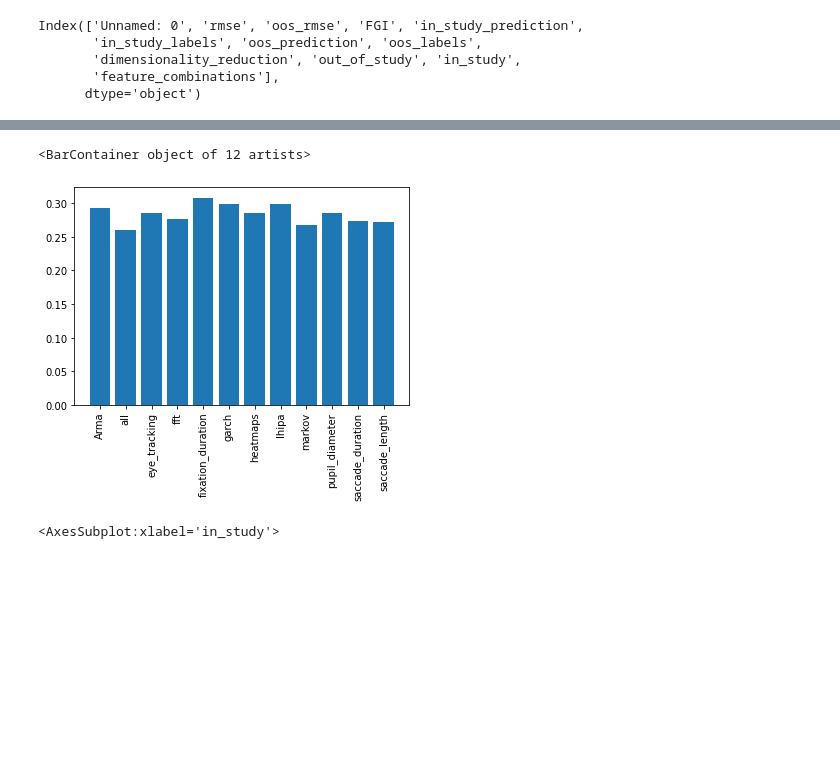
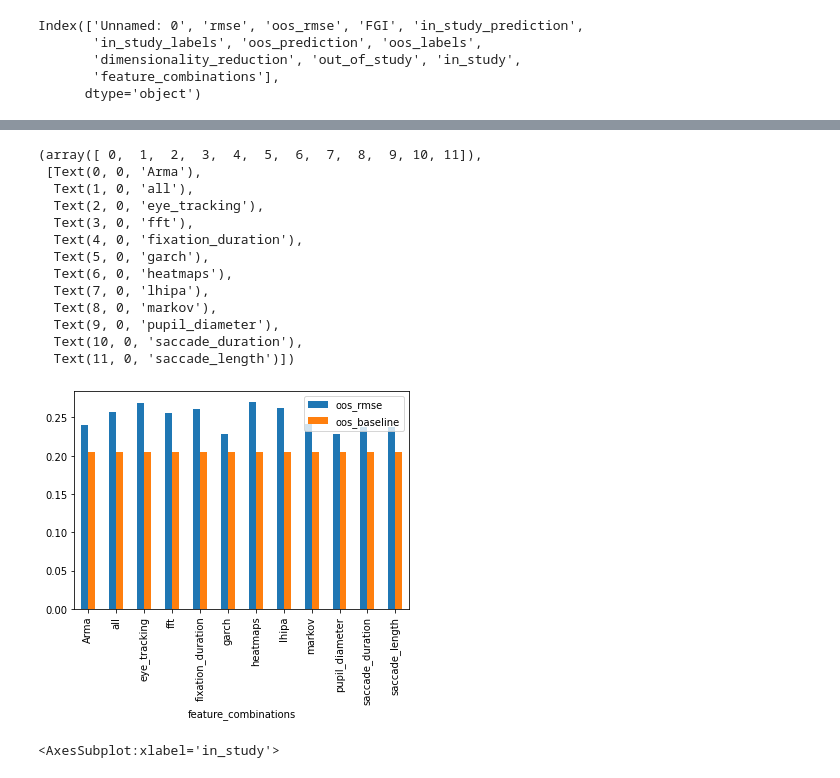
Before and after one commit to s0lvang/ideal-pancake, a Jupyter notebook: misc/notebooks/Analyze Results.ipynb, the cells around one changed output, grey strips where cells are left out. Cells and saved outputs as stored; diff of their text form; code cells hidden in the pictures; blank space fills up the shorter version.

```diff
--- a/misc/notebooks/Analyze Results.ipynb
+++ b/misc/notebooks/Analyze Results.ipynb
@@ -142,14 +142,14 @@ df["in_study"] = df["in_study"].map(name_mapping)
 df["baseline"] = df.loc[:, "in_study"].map(baselines)
 df["oos_baseline"] = df.loc[:, "out_of_study"].map(baselines)
 df["random_baseline"] = df.loc[:, "in_study"].map(random_baselines)
-df["oos_random_baseline"] = df.loc[:, "out_of_study"].map(random_baselines)
+df["oos_random_baseline"] = 0.281476819416418 #df.loc[:, "out_of_study"].map(random_baselines)
 
 one_to_one_df["feature_combinations"] = one_to_one_df["feature_combinations"].map(inv_map)
 one_to_one_df["in_study"] = one_to_one_df["in_study"].map(name_mapping)
 one_to_one_df["baseline"] = one_to_one_df.loc[:, "in_study"].map(baselines)
 one_to_one_df["oos_baseline"] = one_to_one_df.loc[:, "out_of_study"].map(baselines)
 one_to_one_df["random_baseline"] = one_to_one_df.loc[:, "in_study"].map(random_baselines)
-one_to_one_df["oos_random_baseline"] = df.loc[:, "out_of_study"].map(random_baselines)
+one_to_one_df["oos_random_baseline"] = 0.281476819416418 #one_to_one_df.loc[:, "out_of_study"].map(random_baselines)
 one_to_one_df
 # %% [output]
 |  | Unnamed: 0 | rmse | oos_rmse | FGI | in_study_prediction | in_study_labels | oos_prediction | ... |
@@ -176,11 +188,23 @@ plt.bar(minimum_rmse.index, minimum_rmse.loc[:, "rmse"])
 # %%
-#MEAN RMSE PER FEATURE
-minimum_rmse = df.groupby(by="feature_combinations").mean()
+#MINIMUM OOS_RMSE PER FEATURE
+minimum_rmse = df.loc[df.groupby('feature_combinations')["oos_rmse"].idxmin()]
+minimum_rmse.plot.bar(x="feature_combinations", y=["oos_rmse", "oos_baseline"])
 plt.xticks(rotation=90)
-plt.bar(minimum_rmse.index, minimum_rmse.loc[:, "rmse"])
 # %% [output]
-<BarContainer object of 12 artists>
+(array([ 0,  1,  2,  3,  4,  5,  6,  7,  8,  9, 10, 11]),
+ [Text(0, 0, 'Arma'),
+  Text(1, 0, 'all'),
+  Text(2, 0, 'eye_tracking'),
+  Text(3, 0, 'fft'),
+  Text(4, 0, 'fixation_duration'),
+  Text(5, 0, 'garch'),
+  Text(6, 0, 'heatmaps'),
+  Text(7, 0, 'lhipa'),
+  Text(8, 0, 'markov'),
+  Text(9, 0, 'pupil_diameter'),
+  Text(10, 0, 'saccade_duration'),
+  Text(11, 0, 'saccade_length')])
-[figure, old version]
+[figure, new version]
 # %%
 #MINIMUM RMSE PER DATASET
 minimum_rmse = df.loc[df.groupby('in_study')["rmse"].idxmin()]
```
Also changed, not shown: parts of 3 cells of this notebook, 4 other files.
